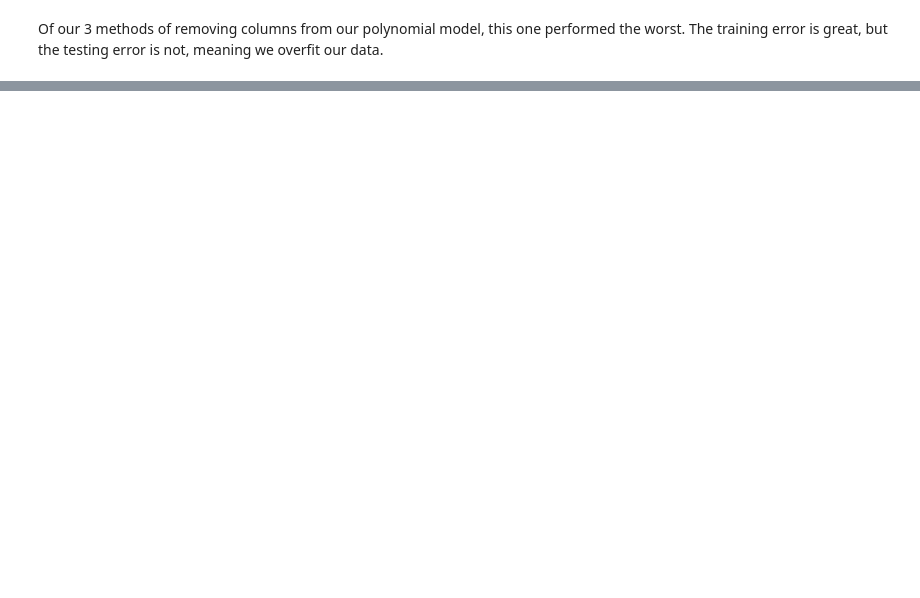
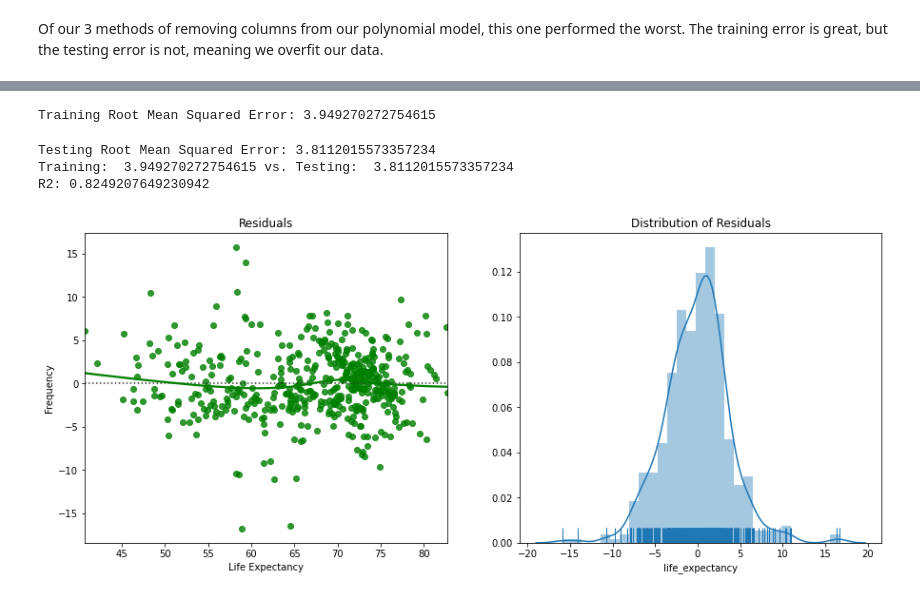
Before and after one commit to bmccabe96/Life_Expectancy_Regression, a Jupyter notebook: regression_model-developing_nations.ipynb, the cells around one changed output, grey strips where cells are left out. Saved outputs shown, nothing was run; the diff lists cells and outputs as text; code cells hidden in the pictures; blank space fills up the shorter version.

Commit message:
got final model

```diff
--- a/regression_model-developing_nations.ipynb
+++ b/regression_model-developing_nations.ipynb
@@ -660,0 +580,4 @@ Text(0.5, 0, 'Normalized Schooling and Income Comp (Same Scale)')
+# %%
+X7.drop(['bmi', 'hiv/aids'], inplace=True, axis=1)
+# %%
+X_train, X_test, y_train, y_test = train_test_split(X7, y7, test_size=0.2, random_state=42)
@@ -660,0 +595,46 @@ Text(0.5, 0, 'Normalized Schooling and Income Comp (Same Scale)')
+# %%
+#instantiate a linear regression object
+lm = LinearRegression()
+
+#fit the linear regression to the data
+lm = lm.fit(X_train, y_train)
+
+y_train_pred = lm.predict(X_train)
+
+train_rmse = np.sqrt(metrics.mean_squared_error(y_train, y_train_pred))
+
+
+print('Training Root Mean Squared Error:' , train_rmse)
+# %% [output]
+Training Root Mean Squared Error: 3.949270272754615
+# %%
+#use fitted model to predict on the test examples
+y_test_pred = lm.predict(X_test)
+
+#evaluate the predictions on the test examples
+test_rmse = np.sqrt(metrics.mean_squared_error(y_test, y_test_pred))
+
+print('Testing Root Mean Squared Error:' , test_rmse)
+
+
+print('Training: ', train_rmse, "vs. Testing: ", test_rmse)
+print(f"R2: {metrics.r2_score(y_test, y_test_pred)}")
+# %% [output]
+Testing Root Mean Squared Error: 3.8112015573357234
+Training:  3.949270272754615 vs. Testing:  3.8112015573357234
+R2: 0.8249207649230942
+# %%
+fig = plt.figure(figsize=(15,6))
+
+ax1 = plt.subplot(121)
+sns.residplot(y_test_pred, y_test, lowess=True, color="g", ax=ax1)
+ax1.set_title("Residuals")
+ax1.set_xlabel("Life Expectancy")
+
+ax2 = plt.subplot(122)
+sns.distplot((y_test_pred- y_test), kde=True, rug=True, ax=ax2)
+ax2.set_title("Distribution of Residuals")
+ax1.set_ylabel("Frequency")
+plt.show()
+# %% [output]
+[figure, added]
```
Also changed, not shown: parts of 20 cells of this notebook, 1 other file.
